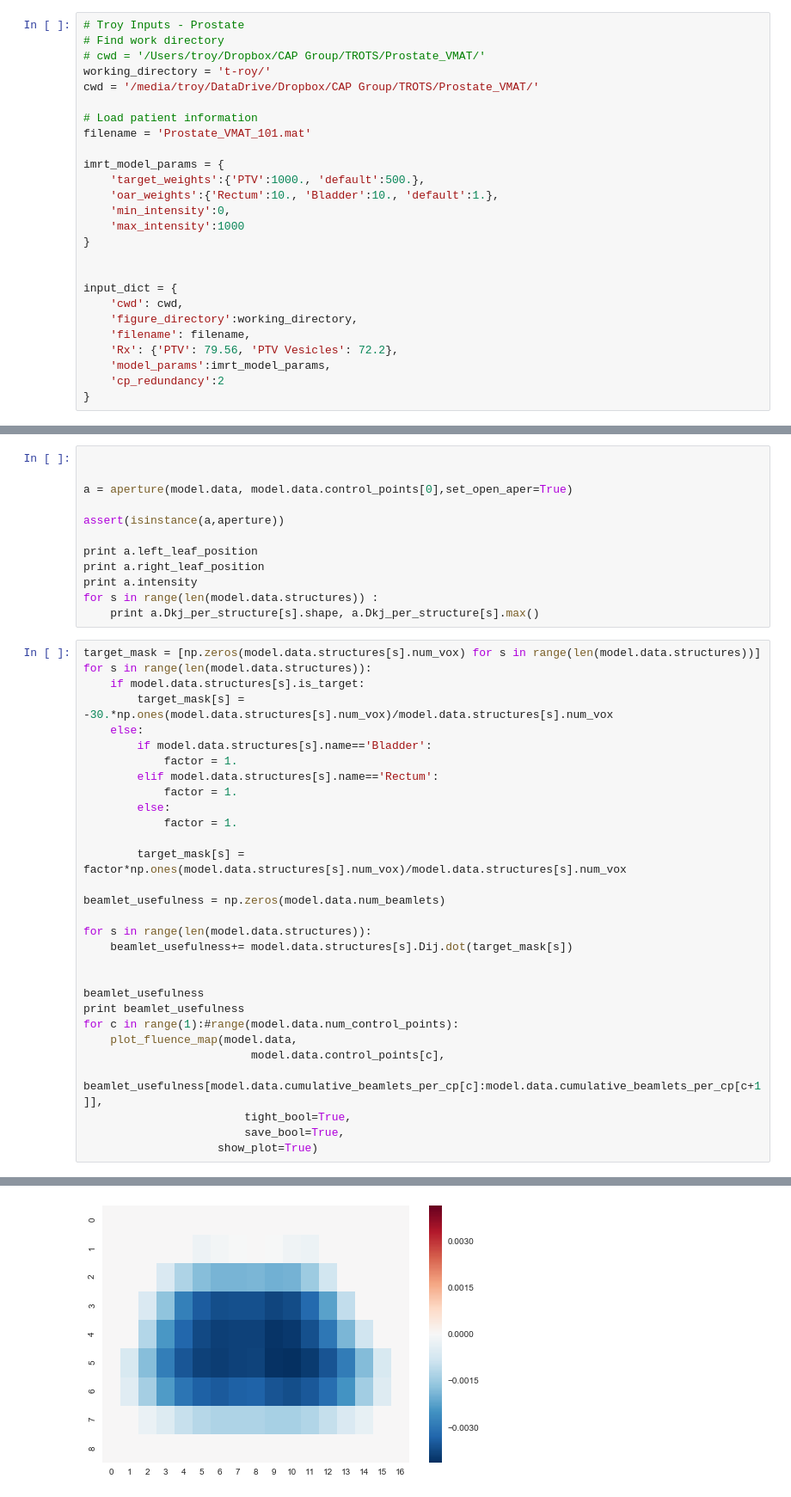
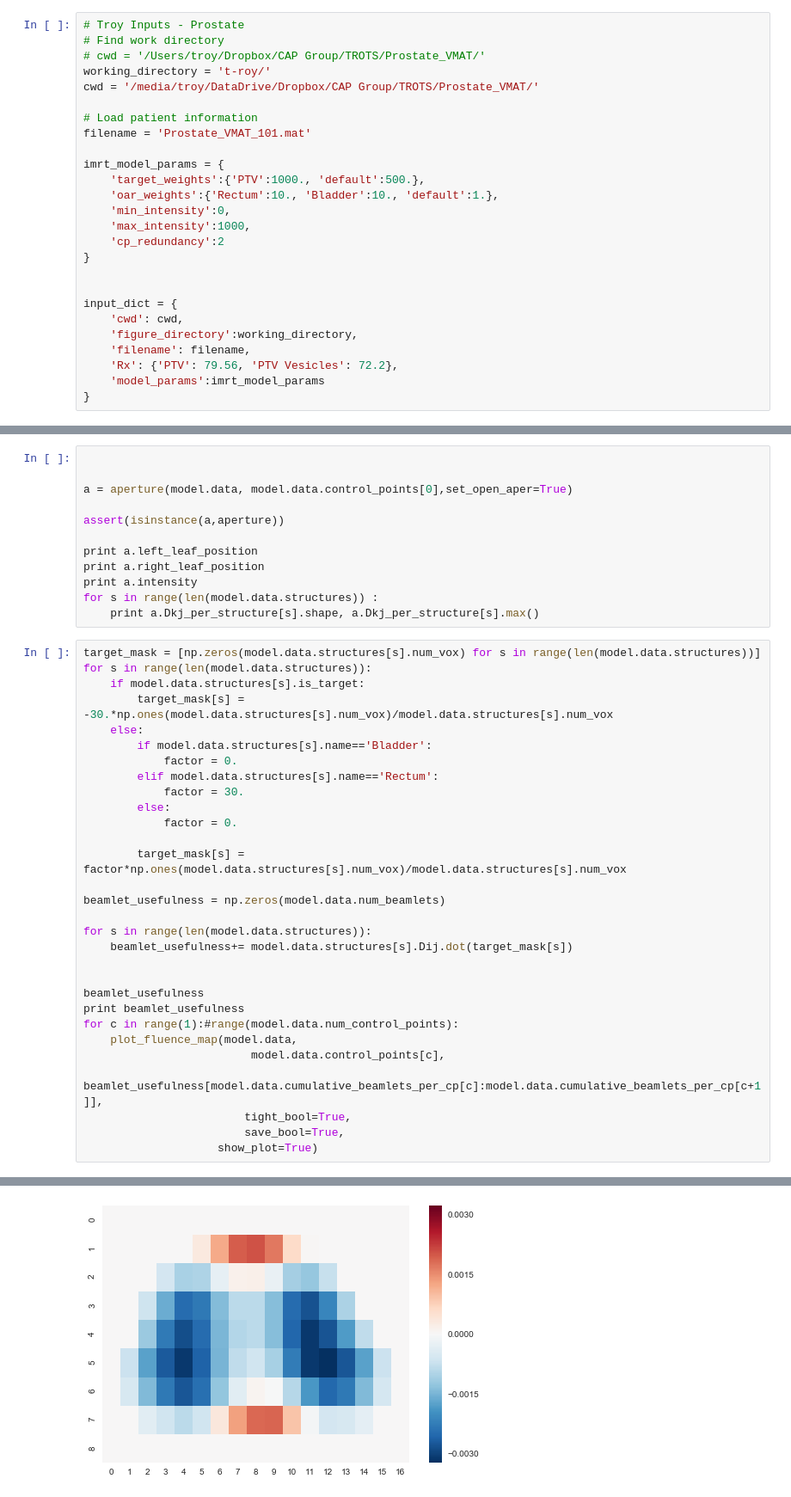
Before and after one commit to brugaltheelder/vmat_auto, a Jupyter notebook: troy_vmat_testing.ipynb, the cells around one changed output, grey strips where cells are left out. Shown at 86% size. Drawn from its saved outputs; the diff is of its cells as text.

```diff
--- a/troy_vmat_testing.ipynb
+++ b/troy_vmat_testing.ipynb
@@ -19,7 +19,8 @@ imrt_model_params = {
     'target_weights':{'PTV':1000., 'default':500.},
     'oar_weights':{'Rectum':10., 'Bladder':10., 'default':1.},
     'min_intensity':0,
-    'max_intensity':1000
+    'max_intensity':1000,
+    'cp_redundancy':2
 }
 
 
@@ -28,8 +29,7 @@ input_dict = {
     'figure_directory':working_directory,
     'filename': filename,
     'Rx': {'PTV': 79.56, 'PTV Vesicles': 72.2},
-    'model_params':imrt_model_params,
-    'cp_redundancy':2
+    'model_params':imrt_model_params
 }
 # %%
 # # Troy Inputs - H&N
@@ -134,11 +137,11 @@ for s in range(len(model.data.structures)):
         target_mask[s] = -30.*np.ones(model.data.structures[s].num_vox)/model.data.structures[s].num_vox
     else:
         if model.data.structures[s].name=='Bladder':
-            factor = 1.
+            factor = 0.
         elif model.data.structures[s].name=='Rectum':
-            factor = 1.
+            factor = 30.
         else:
-            factor = 1.
+            factor = 0.
 
         target_mask[s] = factor*np.ones(model.data.structures[s].num_vox)/model.data.structures[s].num_vox
 
@@ -163 +166 @@ for c in range(1):#range(model.data.num_control_points):
-[figure, old version]
+[figure, new version]
```
Also changed, not shown: parts of 7 cells of this notebook, 6 other files.
